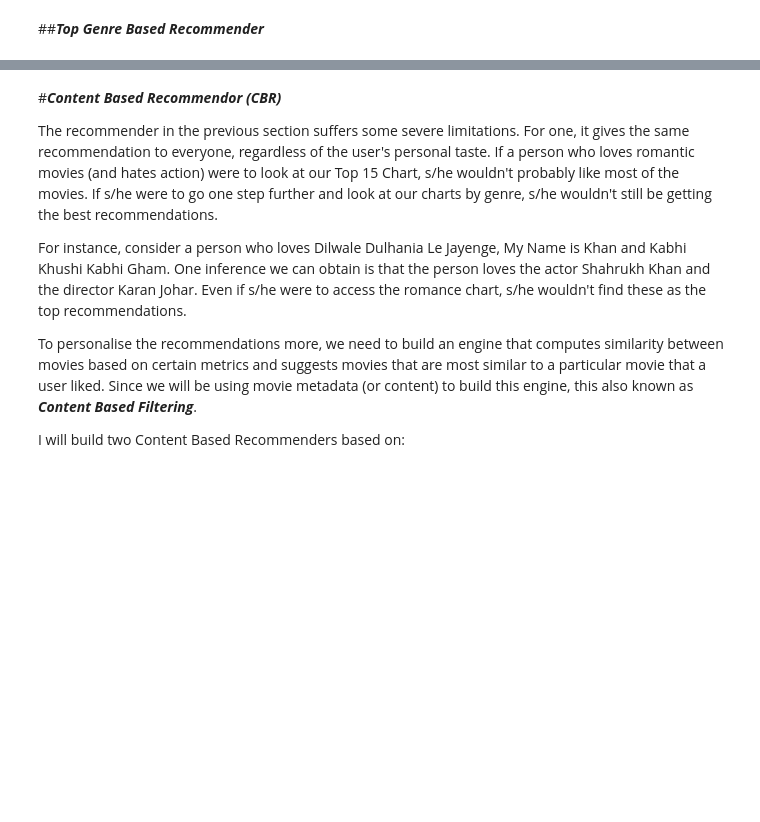
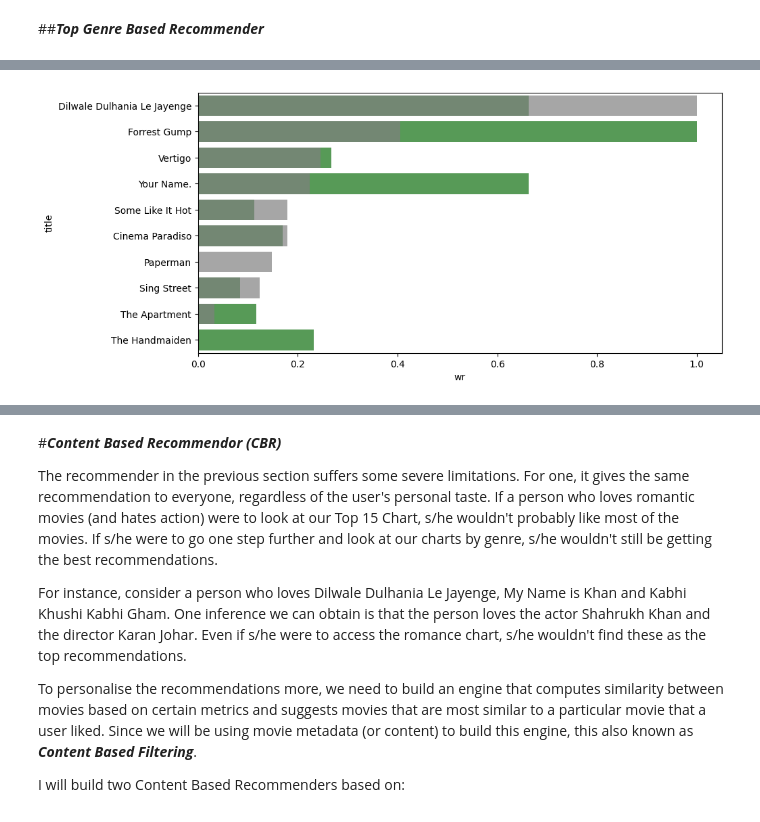
Before and after one commit to amitoshacharya/Movie-Recommender-System, a Jupyter notebook: Movie_Recommender_EDA.ipynb, the cells around one changed output, grey strips where cells are left out. Cells and saved outputs as stored; diff of their text form; code cells hidden in the pictures; blank space fills up the shorter version.

```diff
--- a/Movie_Recommender_EDA.ipynb
+++ b/Movie_Recommender_EDA.ipynb
@@ -332,6 +363,10 @@ See the caveats in the documentation: https://pandas.pydata.org/pandas-docs/stab
 | 37863 | Sing Street | 10.672862 | 8.0 | 669.0 | 2016 | Romance | 7.689483 |
 | 882 | The Apartment | 11.994281 | 8.0 | 498.0 | 1960 | Romance | 7.599317 |
 | 38718 | The Handmaiden | 16.727405 | 8.0 | 453.0 | 2016 | Romance | 7.566166 |
+# %%
+demographic_view(data=top_movies(genre='Romance', hd=10),x=['popularity','wr'],bar_color=['green','gray'],sort_key='wr')
+# %% [output]
+[figure, added]
 # %%
 #top 10 Adventure movies
 top_movies(genre='Adventure', hd=10)
```
Also changed, not shown: parts of 20 cells of this notebook.
